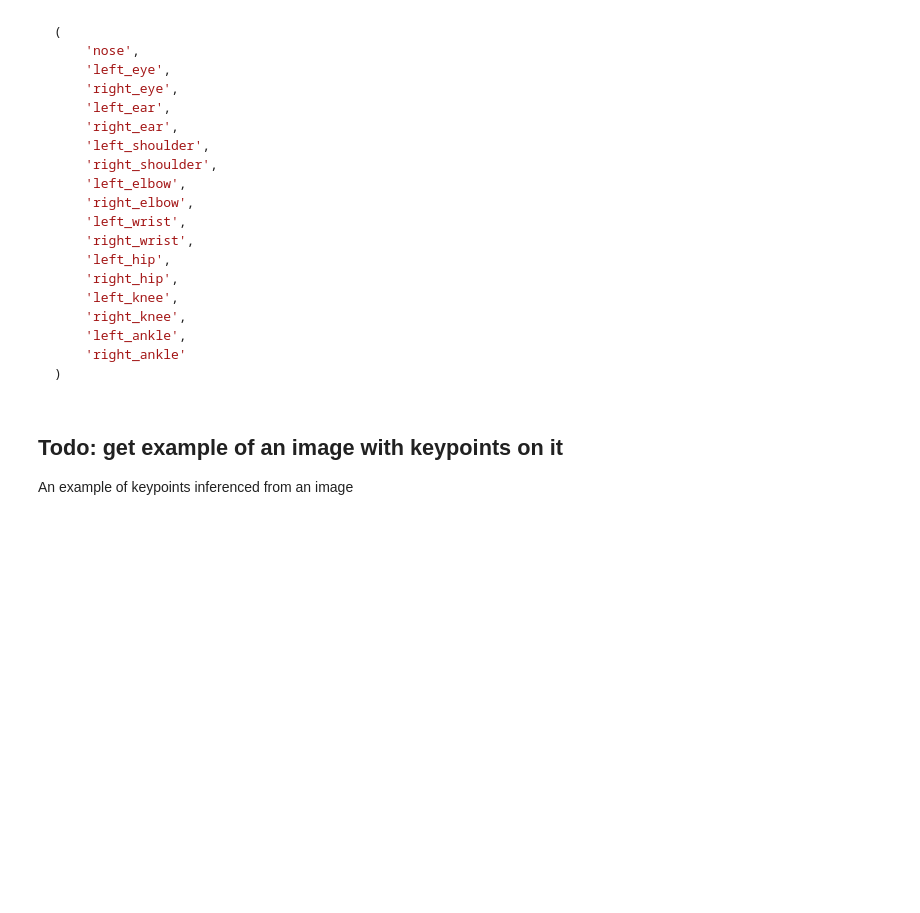
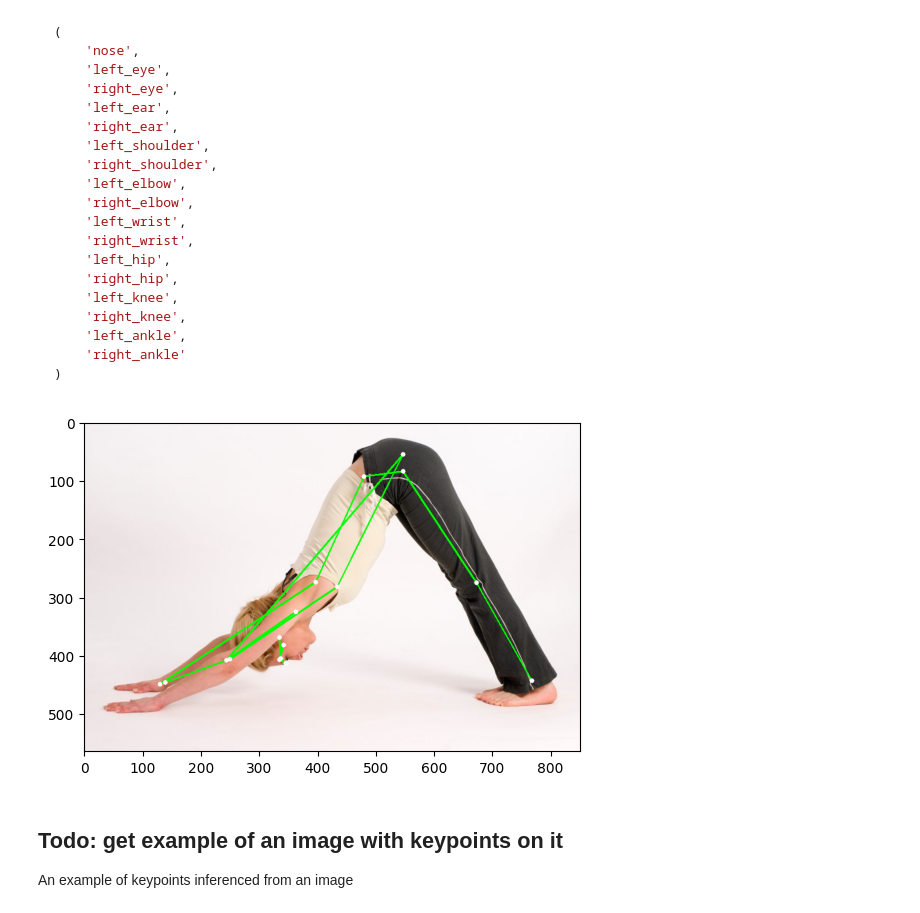
Before and after one commit to oftenfrequent/human-posture-detection, a Jupyter notebook: report/report-notebook.ipynb, the cells around one changed output. Cells and saved outputs as stored; diff of their text form; code cells hidden in the pictures; blank space fills up the shorter version.

````diff
--- a/report/report-notebook.ipynb
+++ b/report/report-notebook.ipynb
@@ -99,3 +98,8 @@ These models are able to detect 17 keypoints on the human body. The keypoints ar
     'right_ankle'
 )
 ```
+# %%
+from IPython.display import Image
+Image(filename='./images/good-keypoints.png')
+# %% [output]
+[figure, added]
````
Also changed, not shown: parts of 5 cells of this notebook, 11 other files.
